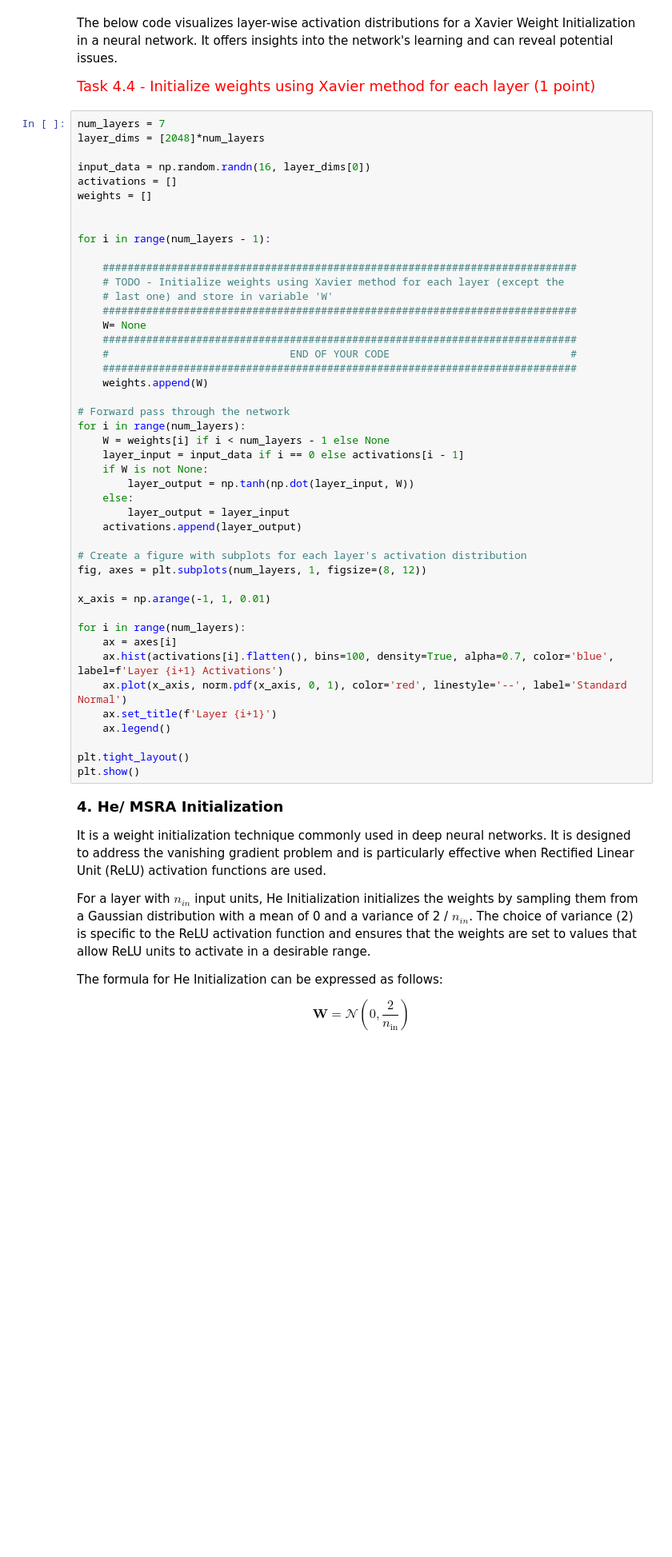
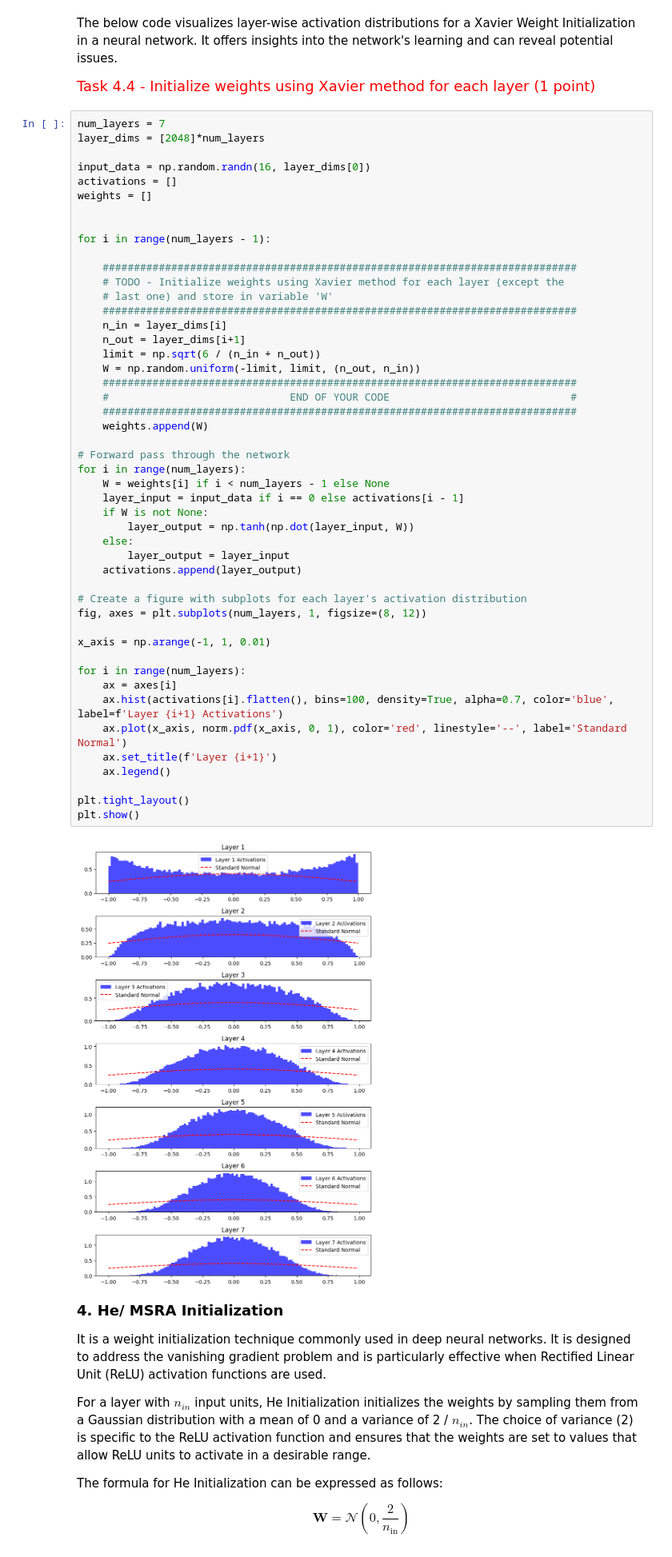
Before and after one commit to karan-mudaliar/Deep-Learning, a Jupyter notebook: HW2_1_OptimizationAndNetworkArchitecture.ipynb, the cells around one changed output. Shown at 80% size. Cells and saved outputs as stored; diff of their text form; blank space fills up the shorter version.

```diff
--- a/HW2_1_OptimizationAndNetworkArchitecture.ipynb
+++ b/HW2_1_OptimizationAndNetworkArchitecture.ipynb
@@ -1929,36 +1935,41 @@ for i in range(num_layers - 1):
     # TODO - Initialize weights using Xavier method for each layer (except the
     # last one) and store in variable 'W'
     ############################################################################
-    W= None
+    n_in = layer_dims[i]
+    n_out = layer_dims[i+1]
+    limit = np.sqrt(6 / (n_in + n_out))
+    W = np.random.uniform(-limit, limit, (n_out, n_in))
     ############################################################################
     #                             END OF YOUR CODE                             #
     ############################################################################
     weights.append(W)
 
 # Forward pass through the network
 for i in range(num_layers):
     W = weights[i] if i < num_layers - 1 else None
     layer_input = input_data if i == 0 else activations[i - 1]
     if W is not None:
         layer_output = np.tanh(np.dot(layer_input, W))
     else:
         layer_output = layer_input
     activations.append(layer_output)
 
 # Create a figure with subplots for each layer's activation distribution
 fig, axes = plt.subplots(num_layers, 1, figsize=(8, 12))
 
 x_axis = np.arange(-1, 1, 0.01)
 
 for i in range(num_layers):
     ax = axes[i]
     ax.hist(activations[i].flatten(), bins=100, density=True, alpha=0.7, color='blue', label=f'Layer {i+1} Activations')
     ax.plot(x_axis, norm.pdf(x_axis, 0, 1), color='red', linestyle='--', label='Standard Normal')
     ax.set_title(f'Layer {i+1}')
     ax.legend()
 
 plt.tight_layout()
 plt.show()
+# %% [output]
+[figure, added]
 # %% [markdown]
 <font size='4'>**4. He/ MSRA Initialization**</font>
 
```
Also changed, not shown: parts of 5 cells of this notebook.
